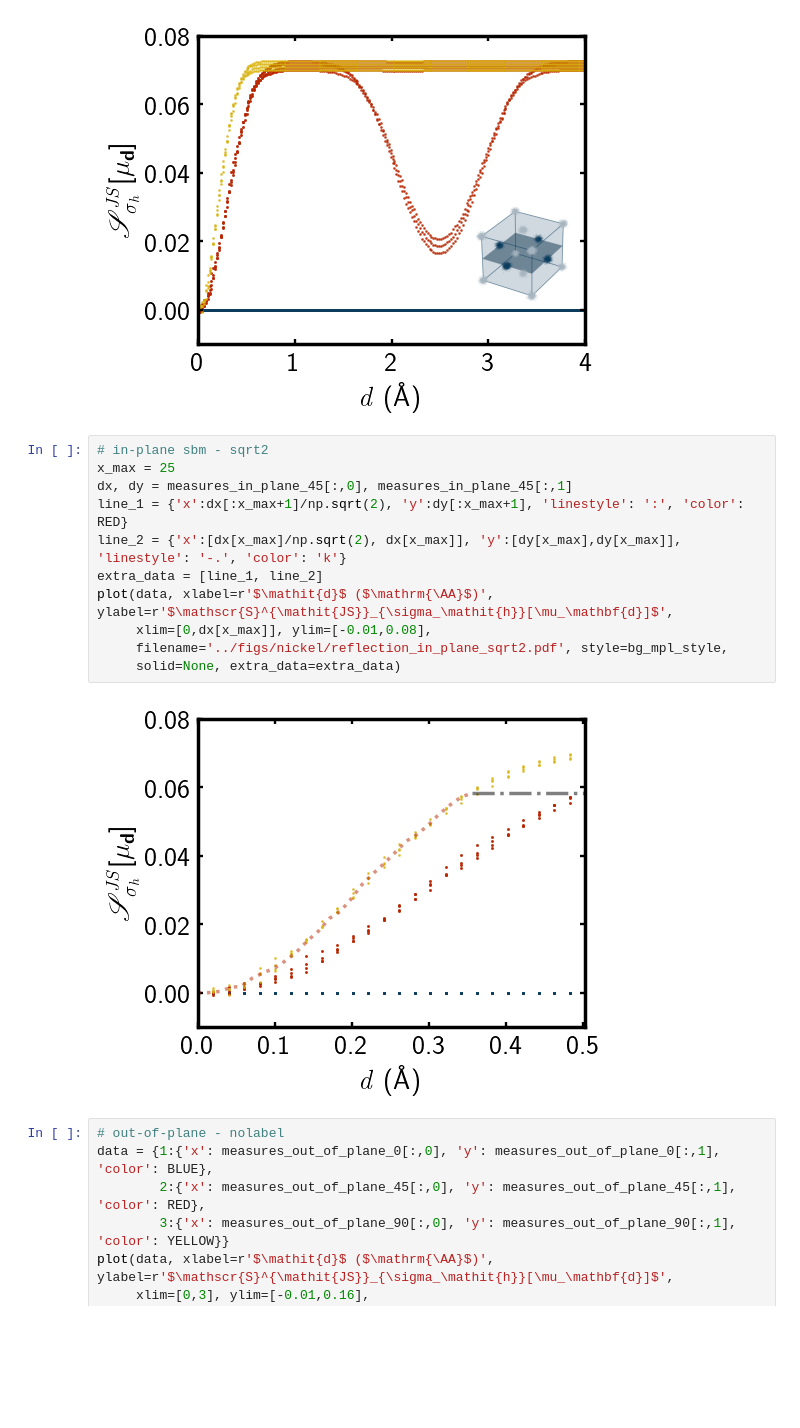
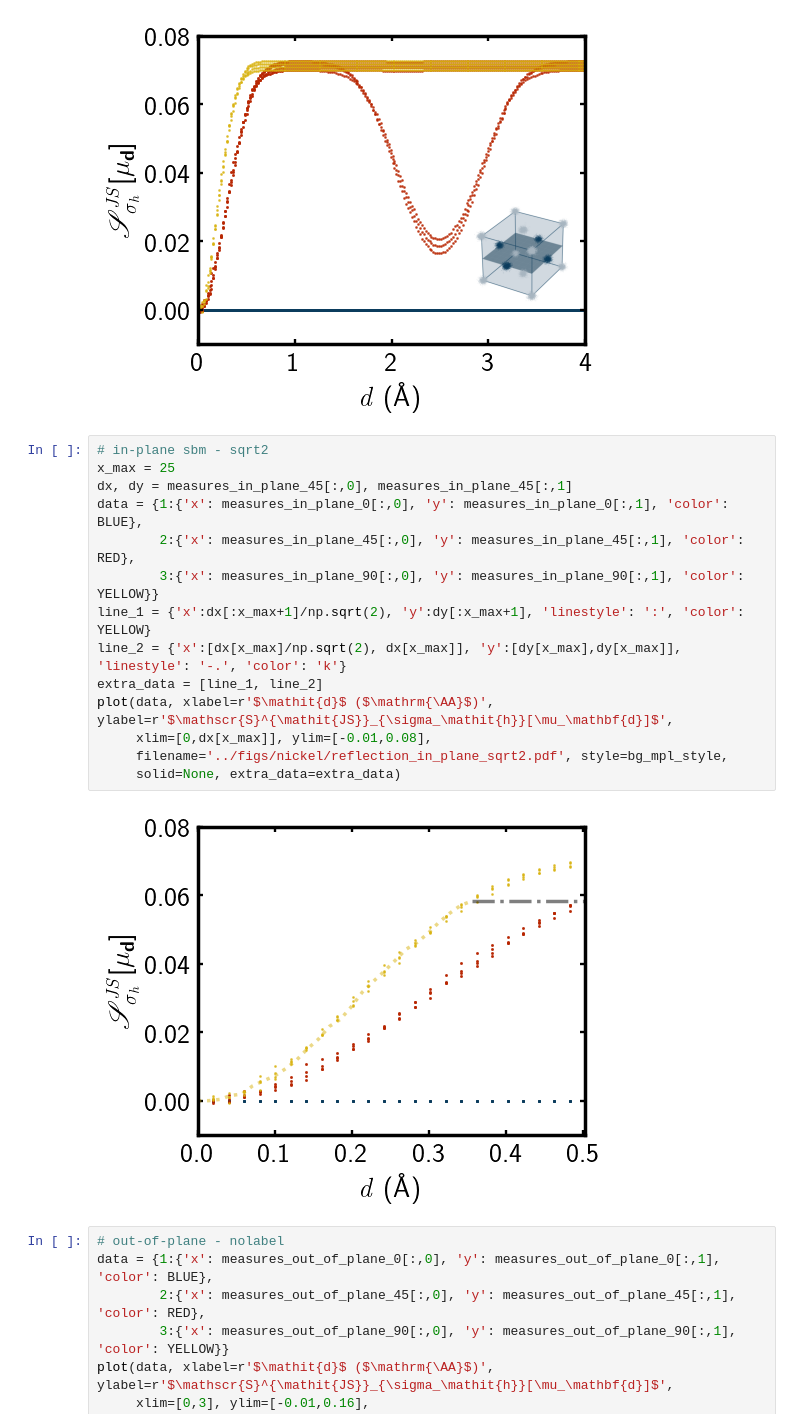
Before and after one commit to lanikaling/SymmetryBreakingMeasure, a Jupyter notebook: notebook/notebook_nickel_reflection_JS.ipynb, the cells around one changed output. Saved outputs shown, nothing was run; the diff lists cells and outputs as text; blank space fills up the shorter version.

```diff
--- a/notebook/notebook_nickel_reflection_JS.ipynb
+++ b/notebook/notebook_nickel_reflection_JS.ipynb
@@ -213,16 +208,19 @@ plot(data, xlabel=r'$\mathit{d}$ ($\mathrm{\AA}$)', ylabel=r'$\mathscr{S}^{\math
 # %%
 # in-plane sbm - sqrt2
 x_max = 25
 dx, dy = measures_in_plane_45[:,0], measures_in_plane_45[:,1]
-line_1 = {'x':dx[:x_max+1]/np.sqrt(2), 'y':dy[:x_max+1], 'linestyle': ':', 'color': RED}
+data = {1:{'x': measures_in_plane_0[:,0], 'y': measures_in_plane_0[:,1], 'color': BLUE},
+        2:{'x': measures_in_plane_45[:,0], 'y': measures_in_plane_45[:,1], 'color': RED},
+        3:{'x': measures_in_plane_90[:,0], 'y': measures_in_plane_90[:,1], 'color': YELLOW}}
+line_1 = {'x':dx[:x_max+1]/np.sqrt(2), 'y':dy[:x_max+1], 'linestyle': ':', 'color': YELLOW}
 line_2 = {'x':[dx[x_max]/np.sqrt(2), dx[x_max]], 'y':[dy[x_max],dy[x_max]], 'linestyle': '-.', 'color': 'k'}
 extra_data = [line_1, line_2]
 plot(data, xlabel=r'$\mathit{d}$ ($\mathrm{\AA}$)', ylabel=r'$\mathscr{S}^{\mathit{JS}}_{\sigma_\mathit{h}}[\mu_\mathbf{d}]$',
      xlim=[0,dx[x_max]], ylim=[-0.01,0.08],
      filename='../figs/nickel/reflection_in_plane_sqrt2.pdf', style=bg_mpl_style,
      solid=None, extra_data=extra_data)
 # %% [output]
-[figure, old version]
+[figure, new version]
 # %%
 # out-of-plane - nolabel
 data = {1:{'x': measures_out_of_plane_0[:,0], 'y': measures_out_of_plane_0[:,1], 'color': BLUE},
```
Also changed, not shown: parts of 2 cells of this notebook, 16 other files.
